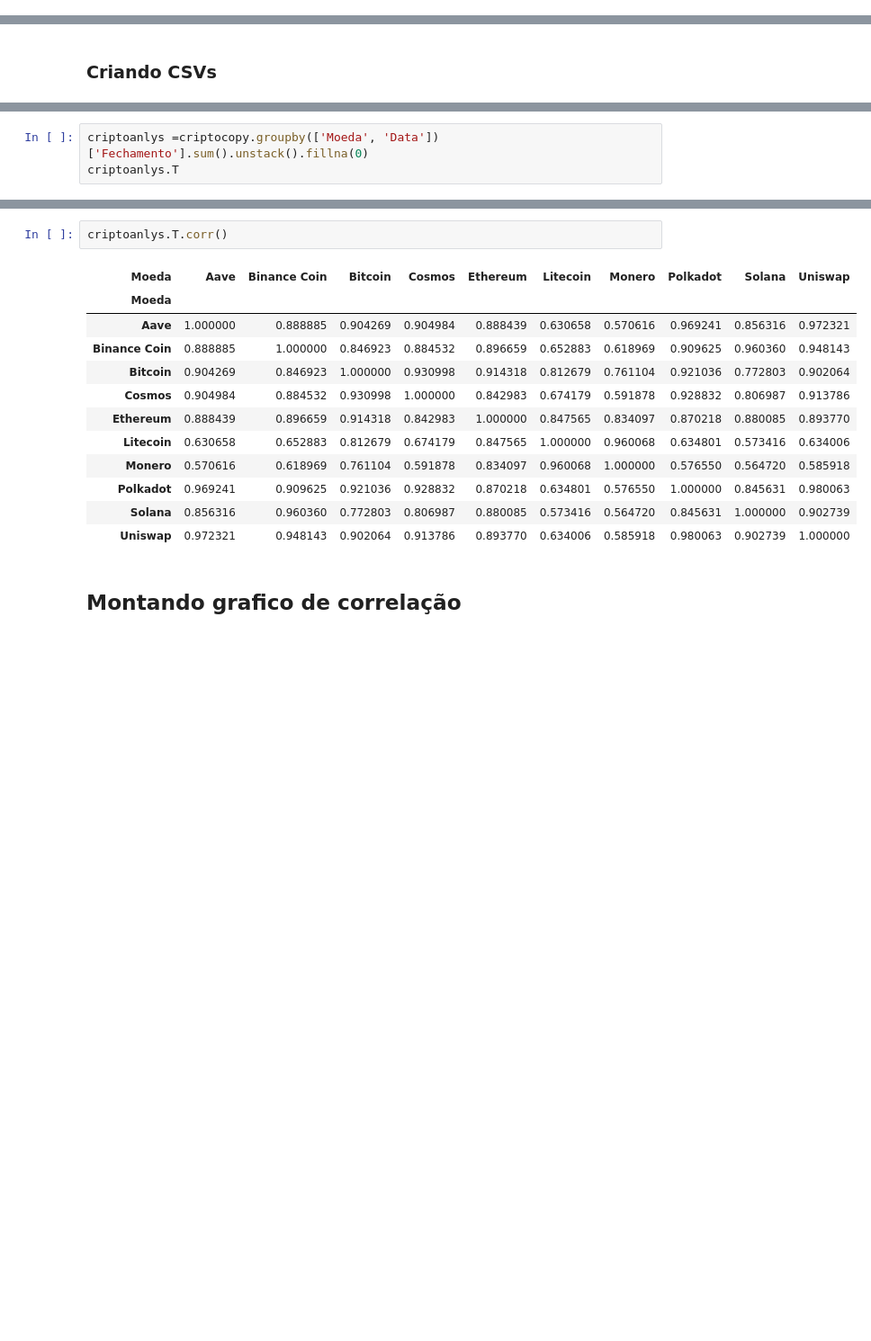
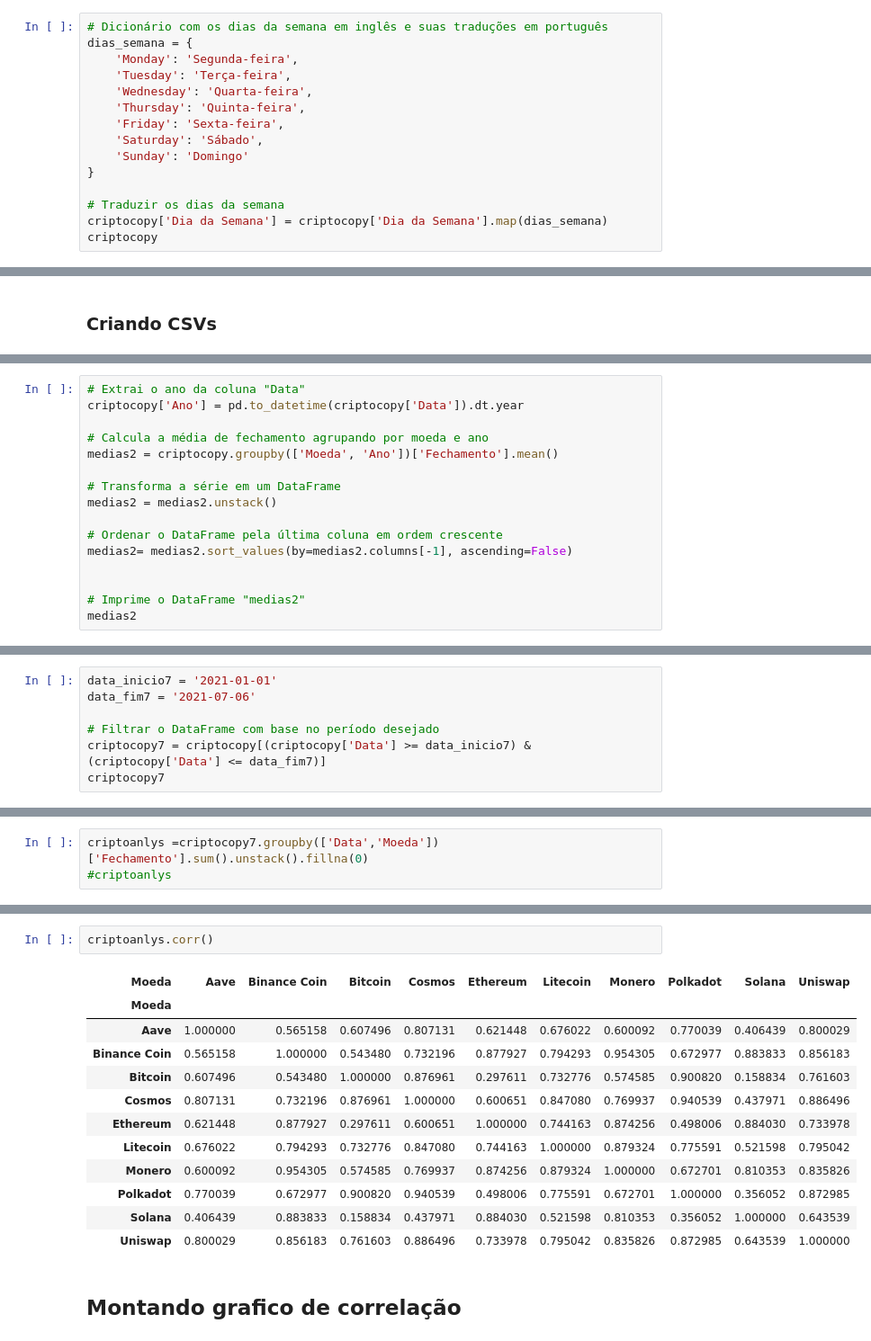
Before and after one commit to NewKanvas/M5-Projeto-5, a Jupyter notebook: Code/crypto_anlys.ipynb, the cells around one changed output, grey strips where cells are left out. Shown at 90% size. Drawn from its saved outputs; the diff is of its cells as text; blank space fills up the shorter version.

```diff
--- a/Code/crypto_anlys.ipynb
+++ b/Code/crypto_anlys.ipynb
@@ -270,0 +287,15 @@ criptocopy
+# %%
+# Dicionário com os dias da semana em inglês e suas traduções em português
+dias_semana = {
+    'Monday': 'Segunda-feira',
+    'Tuesday': 'Terça-feira',
+    'Wednesday': 'Quarta-feira',
+    'Thursday': 'Quinta-feira',
+    'Friday': 'Sexta-feira',
+    'Saturday': 'Sábado',
+    'Sunday': 'Domingo'
+}
+
+# Traduzir os dias da semana
+criptocopy['Dia da Semana'] = criptocopy['Dia da Semana'].map(dias_semana)
+criptocopy
@@ -293,0 +580,16 @@ cripto.to_csv('../Data/cripto.csv', index=False) # Salvando tabela em csv
+# %%
+# Extrai o ano da coluna "Data"
+criptocopy['Ano'] = pd.to_datetime(criptocopy['Data']).dt.year
+
+# Calcula a média de fechamento agrupando por moeda e ano
+medias2 = criptocopy.groupby(['Moeda', 'Ano'])['Fechamento'].mean()
+
+# Transforma a série em um DataFrame
+medias2 = medias2.unstack()
+
+# Ordenar o DataFrame pela última coluna em ordem crescente
+medias2= medias2.sort_values(by=medias2.columns[-1], ascending=False)
+
+
+# Imprime o DataFrame "medias2"
+medias2
@@ -295,0 +1107,7 @@ cripto.to_csv('../Data/cripto.csv', index=False) # Salvando tabela em csv
+# %%
+data_inicio7 = '2021-01-01'
+data_fim7 = '2021-07-06'
+
+# Filtrar o DataFrame com base no período desejado
+criptocopy7 = criptocopy[(criptocopy['Data'] >= data_inicio7) & (criptocopy['Data'] <= data_fim7)]
+criptocopy7
@@ -296,3 +1128,3 @@ cripto.to_csv('../Data/cripto.csv', index=False) # Salvando tabela em csv
 # %%
-criptoanlys =criptocopy.groupby(['Moeda', 'Data'])['Fechamento'].sum().unstack().fillna(0)
-criptoanlys.T
+criptoanlys =criptocopy7.groupby(['Data','Moeda'])['Fechamento'].sum().unstack().fillna(0)
+#criptoanlys
@@ -314,18 +1131,18 @@ criptoanlys.T
 # %%
-criptoanlys.T.corr()
+criptoanlys.corr()
 # %% [output]
 | Moeda | Aave | Binance Coin | Bitcoin | Cosmos | Ethereum | Litecoin | Monero | Polkadot | Solana | Uniswap |
 | Moeda |  |  |  |  |  |  |  |  |  |  |
-| Aave | 1.000000 | 0.888885 | 0.904269 | 0.904984 | 0.888439 | 0.630658 | 0.570616 | 0.969241 | 0.856316 | 0.972321 |
-| Binance Coin | 0.888885 | 1.000000 | 0.846923 | 0.884532 | 0.896659 | 0.652883 | 0.618969 | 0.909625 | 0.960360 | 0.948143 |
-| Bitcoin | 0.904269 | 0.846923 | 1.000000 | 0.930998 | 0.914318 | 0.812679 | 0.761104 | 0.921036 | 0.772803 | 0.902064 |
-| Cosmos | 0.904984 | 0.884532 | 0.930998 | 1.000000 | 0.842983 | 0.674179 | 0.591878 | 0.928832 | 0.806987 | 0.913786 |
-| Ethereum | 0.888439 | 0.896659 | 0.914318 | 0.842983 | 1.000000 | 0.847565 | 0.834097 | 0.870218 | 0.880085 | 0.893770 |
-| Litecoin | 0.630658 | 0.652883 | 0.812679 | 0.674179 | 0.847565 | 1.000000 | 0.960068 | 0.634801 | 0.573416 | 0.634006 |
-| Monero | 0.570616 | 0.618969 | 0.761104 | 0.591878 | 0.834097 | 0.960068 | 1.000000 | 0.576550 | 0.564720 | 0.585918 |
-| Polkadot | 0.969241 | 0.909625 | 0.921036 | 0.928832 | 0.870218 | 0.634801 | 0.576550 | 1.000000 | 0.845631 | 0.980063 |
-| Solana | 0.856316 | 0.960360 | 0.772803 | 0.806987 | 0.880085 | 0.573416 | 0.564720 | 0.845631 | 1.000000 | 0.902739 |
-| Uniswap | 0.972321 | 0.948143 | 0.902064 | 0.913786 | 0.893770 | 0.634006 | 0.585918 | 0.980063 | 0.902739 | 1.000000 |
+| Aave | 1.000000 | 0.565158 | 0.607496 | 0.807131 | 0.621448 | 0.676022 | 0.600092 | 0.770039 | 0.406439 | 0.800029 |
+| Binance Coin | 0.565158 | 1.000000 | 0.543480 | 0.732196 | 0.877927 | 0.794293 | 0.954305 | 0.672977 | 0.883833 | 0.856183 |
+| Bitcoin | 0.607496 | 0.543480 | 1.000000 | 0.876961 | 0.297611 | 0.732776 | 0.574585 | 0.900820 | 0.158834 | 0.761603 |
+| Cosmos | 0.807131 | 0.732196 | 0.876961 | 1.000000 | 0.600651 | 0.847080 | 0.769937 | 0.940539 | 0.437971 | 0.886496 |
+| Ethereum | 0.621448 | 0.877927 | 0.297611 | 0.600651 | 1.000000 | 0.744163 | 0.874256 | 0.498006 | 0.884030 | 0.733978 |
+| Litecoin | 0.676022 | 0.794293 | 0.732776 | 0.847080 | 0.744163 | 1.000000 | 0.879324 | 0.775591 | 0.521598 | 0.795042 |
+| Monero | 0.600092 | 0.954305 | 0.574585 | 0.769937 | 0.874256 | 0.879324 | 1.000000 | 0.672701 | 0.810353 | 0.835826 |
+| Polkadot | 0.770039 | 0.672977 | 0.900820 | 0.940539 | 0.498006 | 0.775591 | 0.672701 | 1.000000 | 0.356052 | 0.872985 |
+| Solana | 0.406439 | 0.883833 | 0.158834 | 0.437971 | 0.884030 | 0.521598 | 0.810353 | 0.356052 | 1.000000 | 0.643539 |
+| Uniswap | 0.800029 | 0.856183 | 0.761603 | 0.886496 | 0.733978 | 0.795042 | 0.835826 | 0.872985 | 0.643539 | 1.000000 |
 # %% [markdown]
 ## Montando grafico de correlação
 # %%
```
Also changed, not shown: parts of 61 cells of this notebook.
